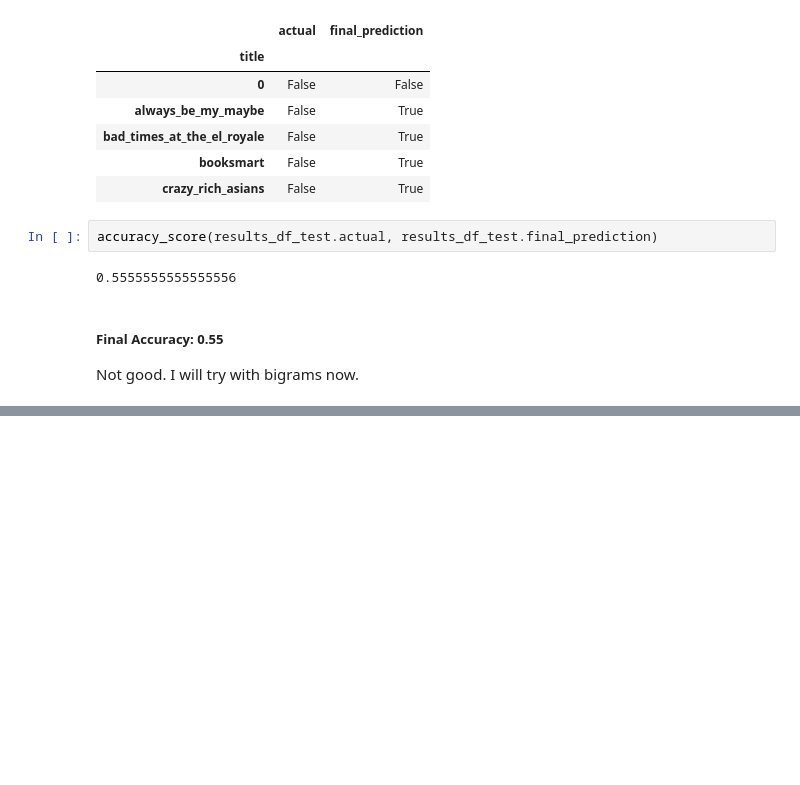
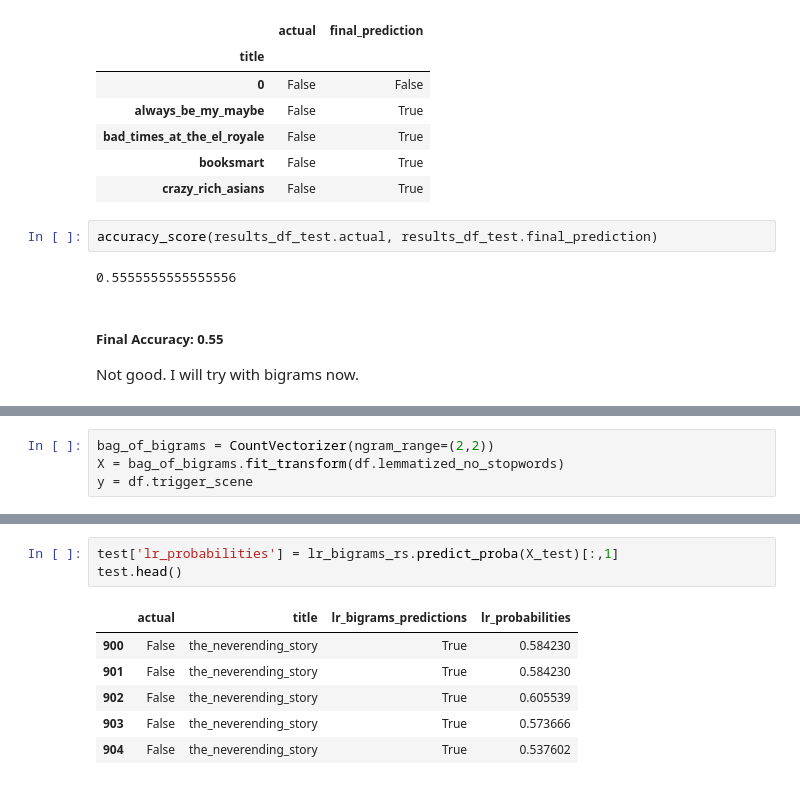
Before and after one commit to matthewzapata/twitter-trigger-warnings, a Jupyter notebook: modeling_with_bag_of_words.ipynb, the cells around one changed output, grey strips where cells are left out. Drawn from its saved outputs; the diff is of its cells as text; blank space fills up the shorter version.

```diff
--- a/modeling_with_bag_of_words.ipynb
+++ b/modeling_with_bag_of_words.ipynb
@@ -489,0 +523,4 @@ Not good. I will try with bigrams now.
+# %%
+bag_of_bigrams = CountVectorizer(ngram_range=(2,2))
+X = bag_of_bigrams.fit_transform(df.lemmatized_no_stopwords)
+y = df.trigger_scene
@@ -489,0 +852,10 @@ Not good. I will try with bigrams now.
+# %%
+test['lr_probabilities'] = lr_bigrams_rs.predict_proba(X_test)[:,1]
+test.head()
+# %% [output]
+|  | actual | title | lr_bigrams_predictions | lr_probabilities |
+| 900 | False | the_neverending_story | True | 0.584230 |
+| 901 | False | the_neverending_story | True | 0.584230 |
+| 902 | False | the_neverending_story | True | 0.605539 |
+| 903 | False | the_neverending_story | True | 0.573666 |
+| 904 | False | the_neverending_story | True | 0.537602 |
```
Also changed, not shown: parts of 47 cells of this notebook.
